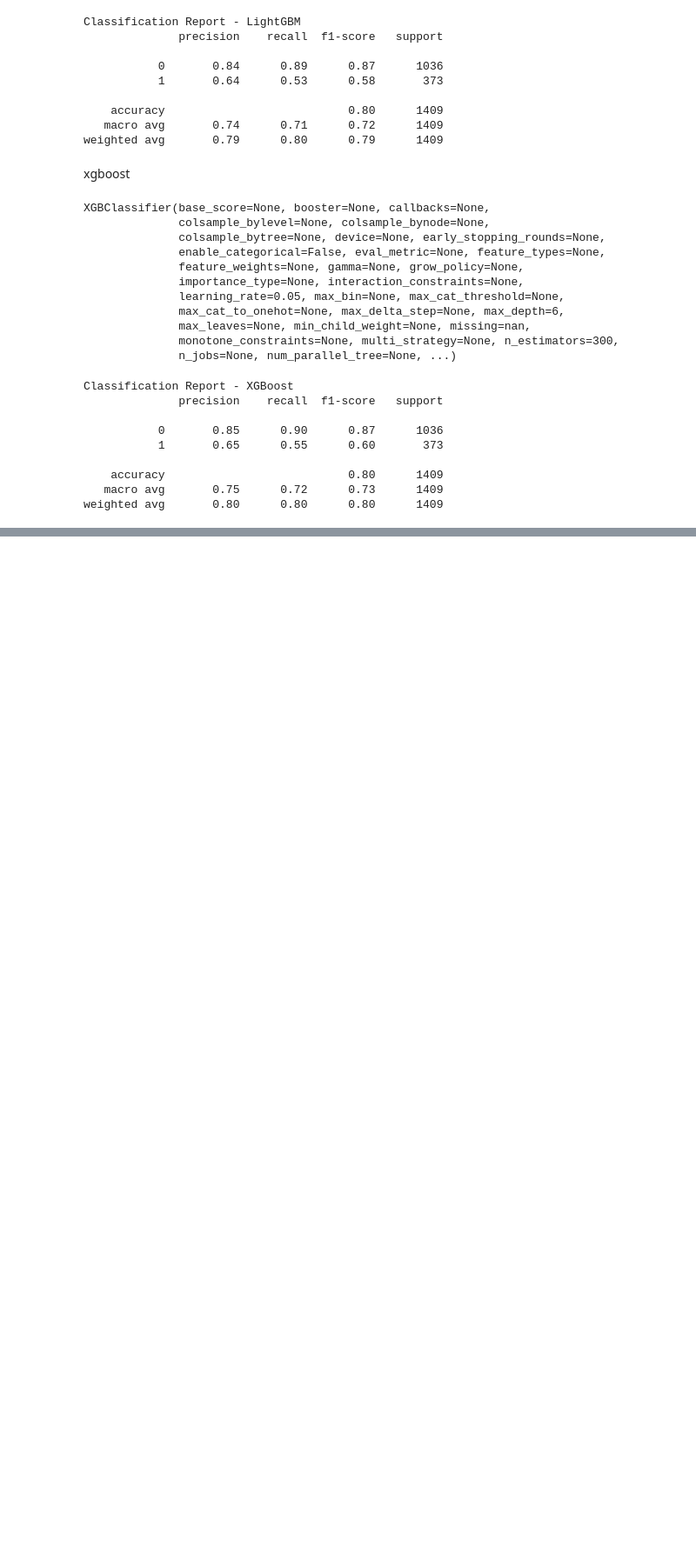
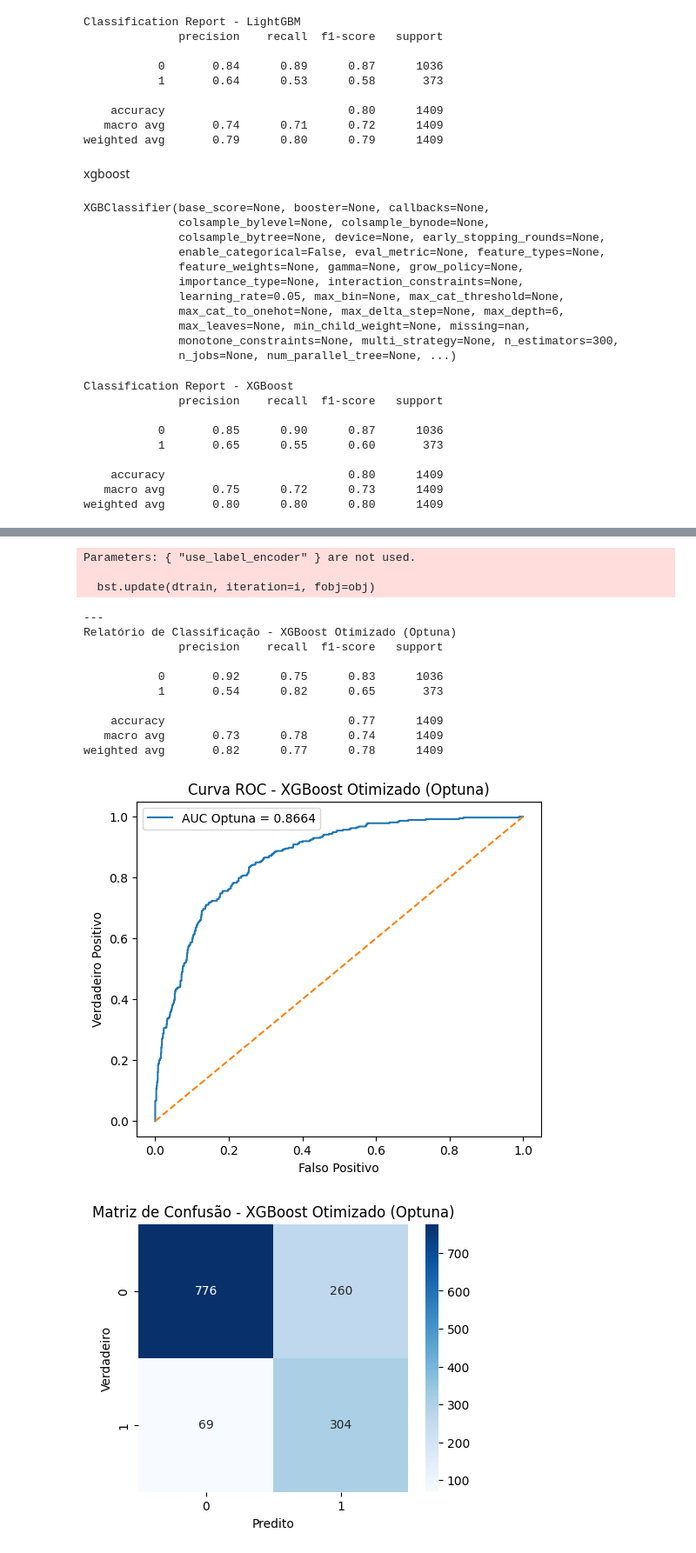
Before and after one commit to anasegatelli/curso-facens-python, a Jupyter notebook: ML/aula 3/ra242901.ipynb, the cells around one changed output, grey strips where cells are left out. Shown at 87% size. Drawn from its saved outputs; the diff is of its cells as text; code cells hidden in the pictures; blank space fills up the shorter version.

```diff
--- a/ML/aula 3/ra242901.ipynb
+++ b/ML/aula 3/ra242901.ipynb
@@ -555,0 +469,50 @@ Melhor valor da métrica (Optuna): 1.0
+# %%
+# Usar o melhor modelo encontrado
+best_model_xgb_optuna = xgb.XGBClassifier(**study.best_params, use_label_encoder=False, eval_metric='logloss', random_state=42)
+best_model_xgb_optuna.fit(x_train, y_train)
+
+# Previsões
+y_pred_optuna = best_model_xgb_optuna.predict(x_test)
+y_proba_optuna = best_model_xgb_optuna.predict_proba(x_test)[:, 1]
+
+# Relatório de Classificação
+print("---")
+print("Relatório de Classificação - XGBoost Otimizado (Optuna)")
+print(classification_report(y_test, y_pred_optuna))
+
+# Curva ROC e AUC
+fpr_optuna, tpr_optuna, _ = roc_curve(y_test, y_proba_optuna)
+roc_auc_optuna = auc(fpr_optuna, tpr_optuna)
+
+plt.figure(figsize=(6,5))
+plt.plot(fpr_optuna, tpr_optuna, label=f"AUC Optuna = {roc_auc_optuna:.4f}")
+plt.plot([0,1],[0,1], linestyle="--")
+plt.xlabel("Falso Positivo")
+plt.ylabel("Verdadeiro Positivo")
+plt.title("Curva ROC - XGBoost Otimizado (Optuna)")
+plt.legend()
+plt.show()
+
+# Matriz de Confusão
+cm_optuna = confusion_matrix(y_test, y_pred_optuna)
+plt.figure(figsize=(5,4))
+sns.heatmap(cm_optuna, annot=True, fmt="d", cmap="Blues")
+plt.title("Matriz de Confusão - XGBoost Otimizado (Optuna)")
+plt.xlabel("Predito"); plt.ylabel("Verdadeiro")
+plt.show()
+# %% [output]
+Parameters: { "use_label_encoder" } are not used.
+
+  bst.update(dtrain, iteration=i, fobj=obj)
+---
+Relatório de Classificação - XGBoost Otimizado (Optuna)
+              precision    recall  f1-score   support
+
+           0       0.92      0.75      0.83      1036
+           1       0.54      0.82      0.65       373
+
+    accuracy                           0.77      1409
+   macro avg       0.73      0.78      0.74      1409
+weighted avg       0.82      0.77      0.78      1409
+[figure, added]
+[figure, added]
```
Also changed, not shown: parts of 10 cells of this notebook, 1 other file.
